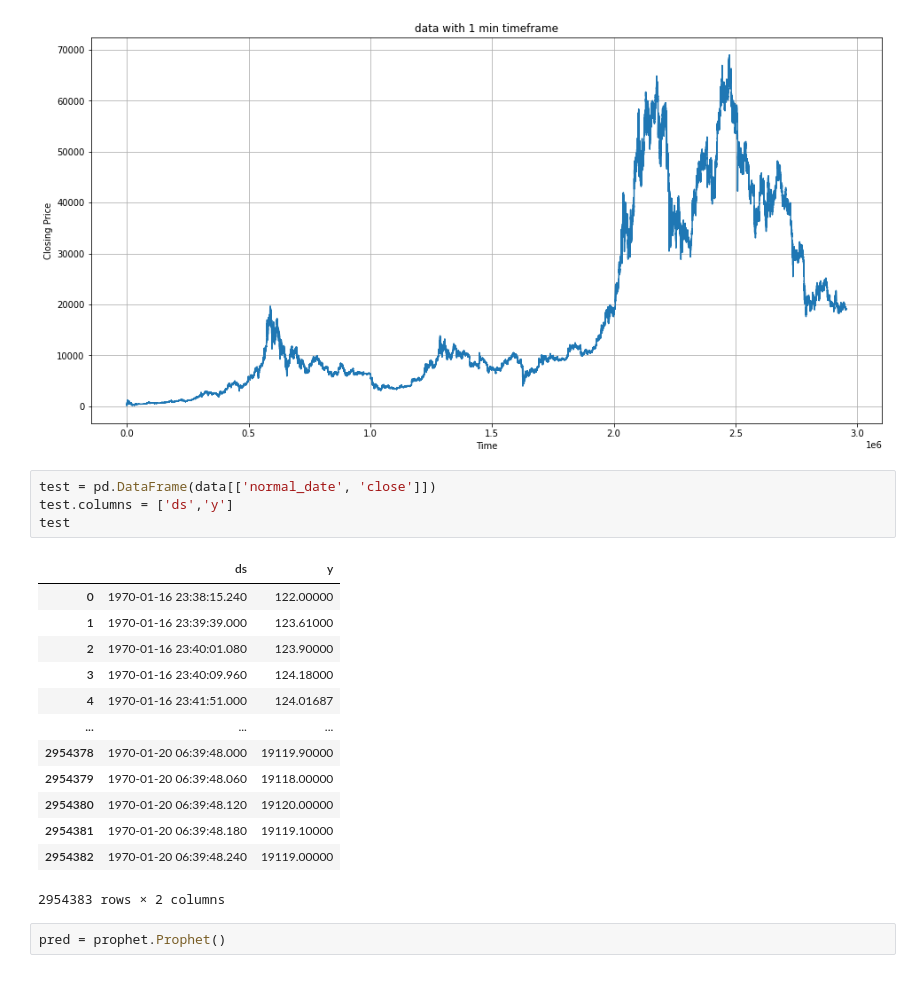
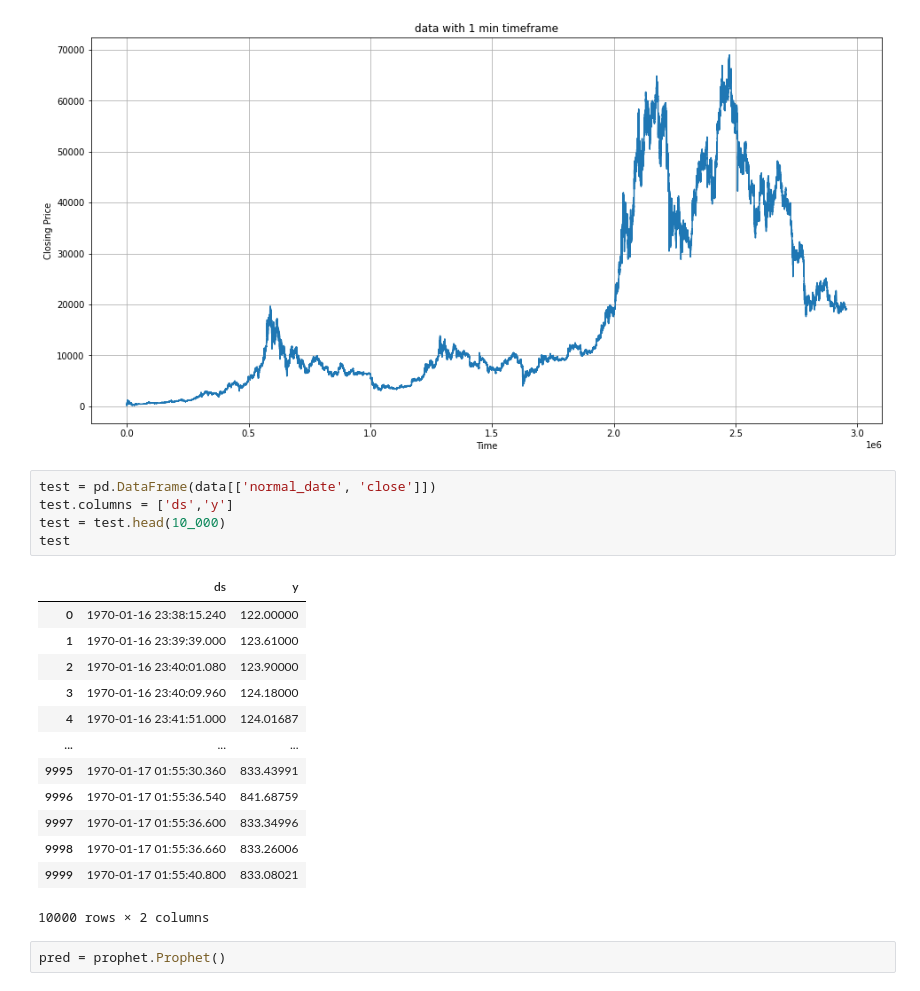
Before and after one commit to Lycher2/KSO, a Jupyter notebook: fbprophet.ipynb, the cells around one changed output. Drawn from its saved outputs; the diff is of its cells as text.

```diff
--- a/fbprophet.ipynb
+++ b/fbprophet.ipynb
@@ -49,21 +49,22 @@ plt.show()
 # %%
 test = pd.DataFrame(data[['normal_date', 'close']])
 test.columns = ['ds','y']
+test = test.head(10_000)
 test
 # %% [output]
 |  | ds | y |
 | 0 | 1970-01-16 23:38:15.240 | 122.00000 |
 | 1 | 1970-01-16 23:39:39.000 | 123.61000 |
 | 2 | 1970-01-16 23:40:01.080 | 123.90000 |
 | 3 | 1970-01-16 23:40:09.960 | 124.18000 |
 | 4 | 1970-01-16 23:41:51.000 | 124.01687 |
 | ... | ... | ... |
-| 2954378 | 1970-01-20 06:39:48.000 | 19119.90000 |
-| 2954379 | 1970-01-20 06:39:48.060 | 19118.00000 |
-| 2954380 | 1970-01-20 06:39:48.120 | 19120.00000 |
-| 2954381 | 1970-01-20 06:39:48.180 | 19119.10000 |
-| 2954382 | 1970-01-20 06:39:48.240 | 19119.00000 |
+| 9995 | 1970-01-17 01:55:30.360 | 833.43991 |
+| 9996 | 1970-01-17 01:55:36.540 | 841.68759 |
+| 9997 | 1970-01-17 01:55:36.600 | 833.34996 |
+| 9998 | 1970-01-17 01:55:36.660 | 833.26006 |
+| 9999 | 1970-01-17 01:55:40.800 | 833.08021 |
-2954383 rows × 2 columns
+10000 rows × 2 columns
 # %%
 pred = prophet.Prophet()
 # %%
```
Also changed, not shown: parts of 7 cells of this notebook.
